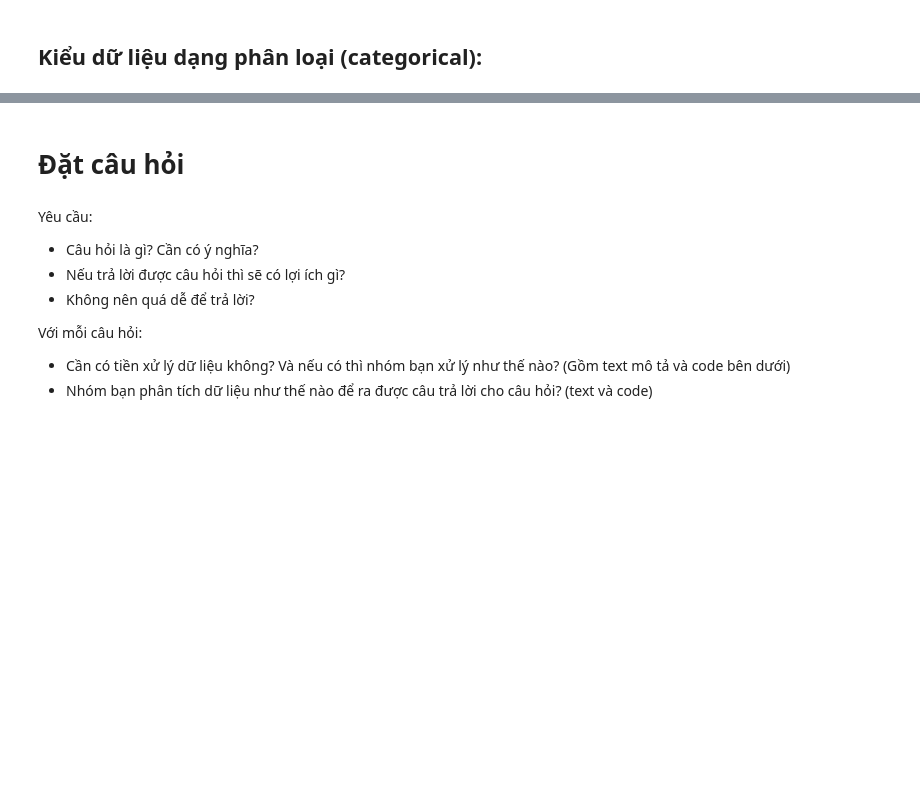
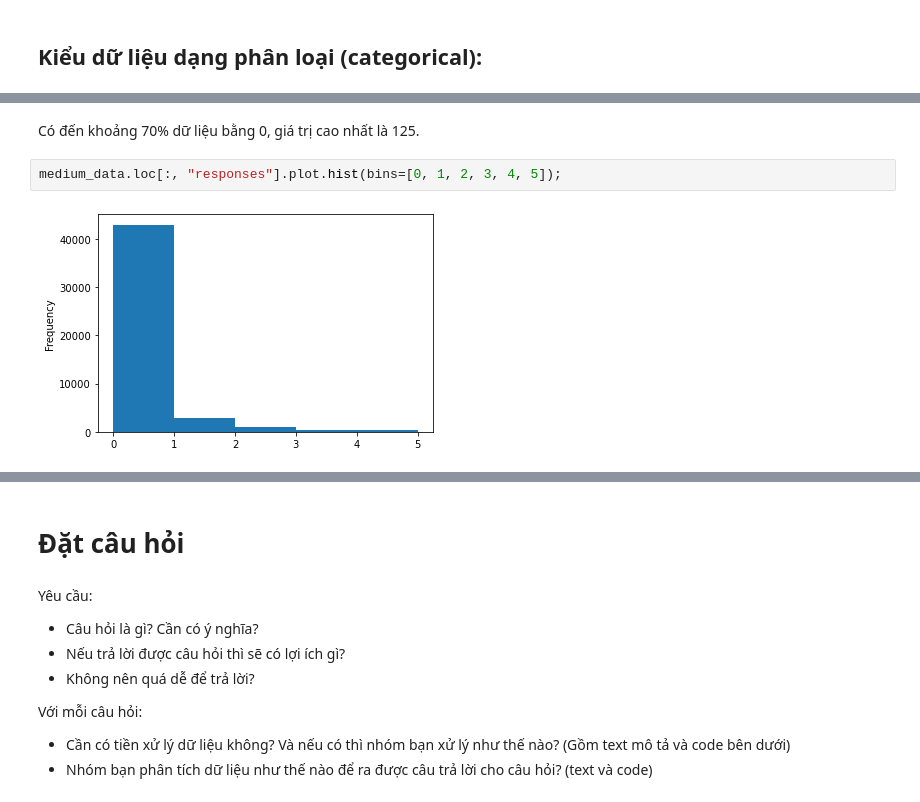
Before and after one commit to kenneth-nguyenn/P4DS_FinalProject, a Jupyter notebook: Source/Final Project.ipynb, the cells around one changed output, grey strips where cells are left out. Cells and saved outputs as stored; diff of their text form; blank space fills up the shorter version.

```diff
--- a/Source/Final Project.ipynb
+++ b/Source/Final Project.ipynb
@@ -72,0 +308,6 @@ các giá trị phân bố như thế nào? (Số lượng/ Tỉ lệ các giá
+# %% [markdown]
+Có đến khoảng 70% dữ liệu bằng 0, giá trị cao nhất là 125.
+# %%
+medium_data.loc[:, "responses"].plot.hist(bins=[0, 1, 2, 3, 4, 5]);
+# %% [output]
+[figure, added]
```
Also changed, not shown: parts of 84 cells of this notebook.
